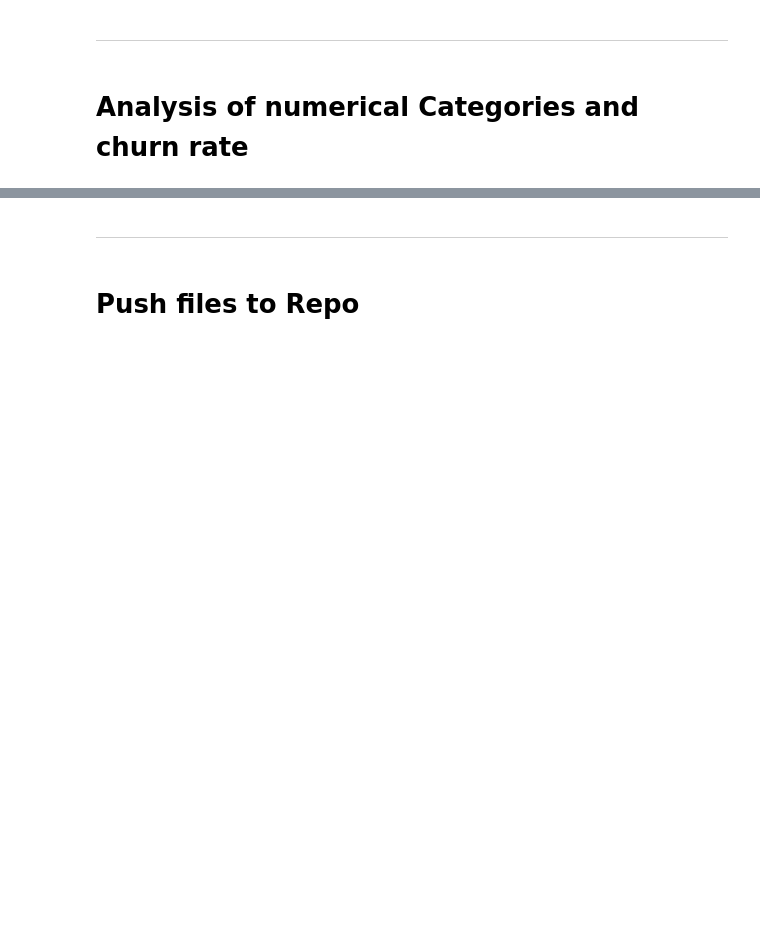
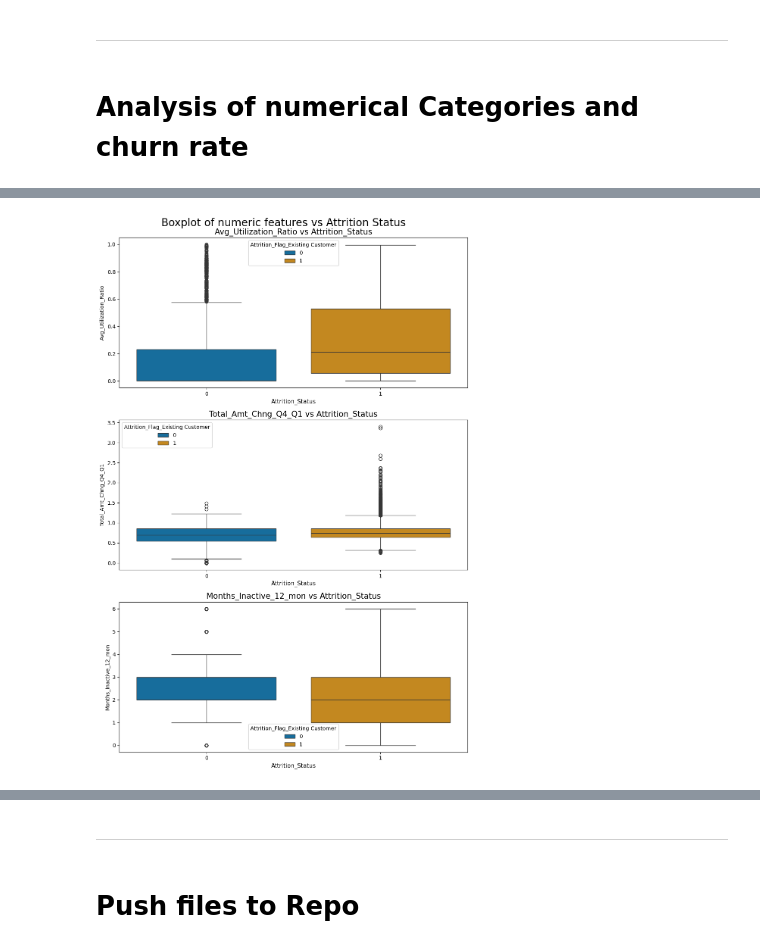
Before and after one commit to Mikeecee1/Team1_Hackathon, a Jupyter notebook: jupyter_notebooks/Visualisation.ipynb, the cells around one changed output, grey strips where cells are left out. Cells and saved outputs as stored; diff of their text form; code cells hidden in the pictures; blank space fills up the shorter version.

Commit message:
Added visuals for numeric fields affecting attrition

```diff
--- a/jupyter_notebooks/Visualisation.ipynb
+++ b/jupyter_notebooks/Visualisation.ipynb
@@ -215,0 +215,17 @@ NOTE
+# %%
+##plots of Avg_Utilization_Ratio, Total_Amt_Chng_Q4_Q1, Months_Inactive_12_mon against Attrition_Flag_Existing Customer
+fig, axes = plt.subplots(nrows=3, ncols=1, figsize=(10, 15))
+sns.boxplot(x="Attrition_Flag_Existing Customer", y="Avg_Utilization_Ratio", data=df, ax=axes[0],hue="Attrition_Flag_Existing Customer", palette="colorblind")
+axes[0].set_title('Avg_Utilization_Ratio vs Attrition_Status', fontsize=15)
+axes[0].set_xlabel("Attrition_Status",fontsize=11)
+sns.boxplot(x="Attrition_Flag_Existing Customer", y="Total_Amt_Chng_Q4_Q1", data=df, ax=axes[1], hue="Attrition_Flag_Existing Customer", palette="colorblind")
+axes[1].set_title('Total_Amt_Chng_Q4_Q1 vs Attrition_Status', fontsize=15)
+axes[1].set_xlabel("Attrition_Status",fontsize=11)
+sns.boxplot(x="Attrition_Flag_Existing Customer", y="Months_Inactive_12_mon", data=df, ax=axes[2], hue="Attrition_Flag_Existing Customer", palette="colorblind")
+axes[2].set_title('Months_Inactive_12_mon vs Attrition_Status', fontsize=15)
+axes[2].set_xlabel("Attrition_Status",fontsize=11)
+plt.suptitle("Boxplot of numeric features vs Attrition Status",size=20)
+plt.tight_layout()
+plt.show()
+# %% [output]
+[figure, added]
```
Also changed, not shown: parts of 12 cells of this notebook.
